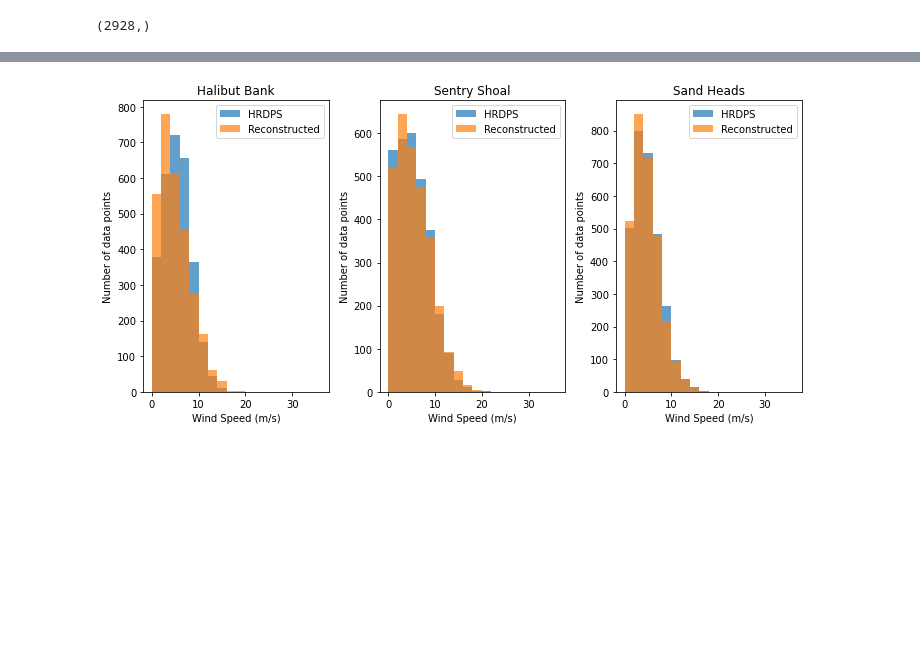
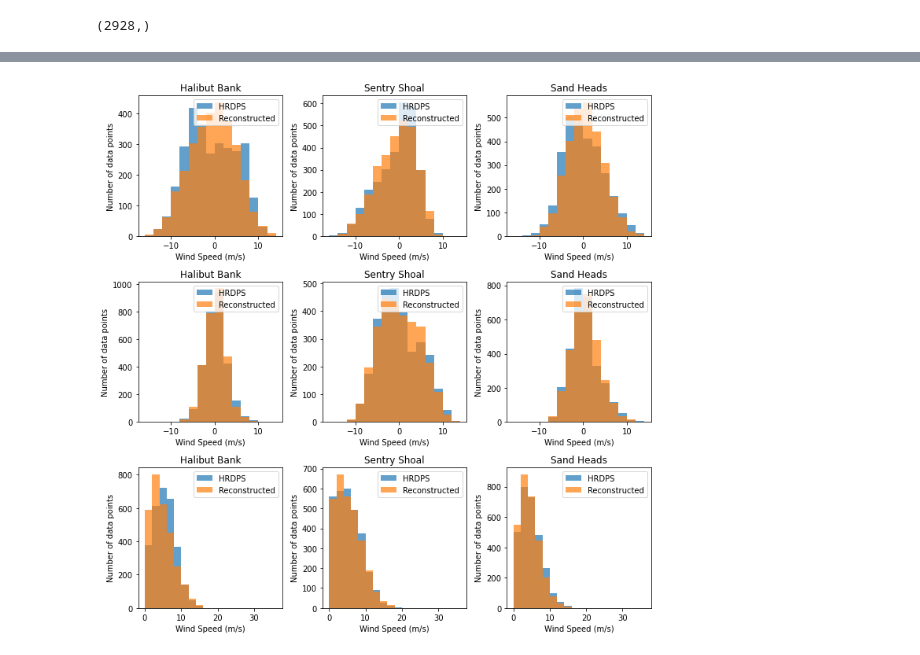
Before and after one commit to UBC-MOAD/analysis-armaan, a Jupyter notebook: notebooks/generalPredictions3.ipynb, the cells around one changed output, grey strips where cells are left out. Saved outputs shown, nothing was run; the diff lists cells and outputs as text; code cells hidden in the pictures; blank space fills up the shorter version.

```diff
--- a/notebooks/generalPredictions3.ipynb
+++ b/notebooks/generalPredictions3.ipynb
@@ -256,8 +260,8 @@ def getEnergyCoefs(eigs, old_eigs):
 ## Importing data for downscaling
 # %%
 ##supposed to be 2008 canrcm data
-p1 = '/home/arandhawa/canrcm_2008_uas.nc'
-p2 = '/home/arandhawa/canrcm_2008_vas.nc'
+p1 = '/home/arandhawa/canrcm_uas_2008.nc'
+p2 = '/home/arandhawa/canrcm_vas_2008.nc'
 
 d1 = xr.open_dataset(p1)
 d2 = xr.open_dataset(p2)
@@ -297,7 +301,7 @@ def projectData(data_mat, new_PCs, n):
 # %% [markdown]
 ## Overall Function
 # %%
-def reconstruct(downscale_mat, mean, can_PCs, can_me, hr_PCs, hr_me, n, r, method = 'LS', EB = 'False'):
+def reconstruct(downscale_mat, mean, can_PCs, can_me, hr_PCs, hr_me, n, r, method = 'LS', EB = 'false'):
 
     coefs = getCoefs(can_me, n + 1, hr_me, r + 1, type = method)
     proj = np.concatenate((mean.reshape(1, -1), projectData(downscale_mat - mean, can_PCs, n)), axis = 0)
@@ -368,7 +372,7 @@ print(HB_u.shape)
 # %% [output]
 (2928,)
 # %%
-u_data_rec, v_data_rec = reconstruct(can08_mat, mean_2008, can07_PCs, can07_me, hr07_PCs, hr07_me, 65, 65, method = 'LS', EB = 'False')
+u_data_rec, v_data_rec = reconstruct(can08_mat, mean_2008, can07_PCs, can07_me, hr07_PCs, hr07_me, 65, 65, method = 'LS', EB = 'false')
 # %%
-u_data_rec *= 1.3
-v_data_rec *= 1.3
+u_data_rec *= 1.25
+v_data_rec *= 1.25
@@ -465,28 +530,70 @@ Average RMSE u and v winds: 3.2601239692297437
 # %%
 nums = np.arange(0, 37, 2)
+nums2 = np.arange(-16, 16, 2)
+fig, ax = plt.subplots(3, 3, figsize=(10, 10))
 
-fig, ax = plt.subplots(1, 3, figsize=(10, 5))
+ax[0, 0].set_title("Halibut Bank")
+ax[0, 0].hist(HB_u, bins = nums2, label = "HRDPS", alpha = 0.7)
+ax[0, 0].hist(u_data_rec[:,142,139], bins = nums2, label = "Reconstructed", alpha = 0.7)
+ax[0, 0].set_xlabel("Wind Speed (m/s)")
+ax[0, 0].set_ylabel("Number of data points")
+ax[0, 0].legend()
 
-ax[0].set_title("Halibut Bank")
-ax[0].hist(np.sqrt(HB_u**2 + HB_v**2), bins = nums, label = "HRDPS", alpha = 0.7)
-ax[0].hist(np.sqrt(u_data_rec[:,142,139]**2 + v_data_rec[:,142,139]**2), bins = nums, label = "Reconstructed", alpha = 0.7)
-ax[0].set_xlabel("Wind Speed (m/s)")
-ax[0].set_ylabel("Number of data points")
-ax[0].legend()
+ax[0, 1].set_title("Sentry Shoal")
+ax[0, 1].hist(SS_u, bins = nums2, label = "HRDPS", alpha = 0.7)
+ax[0, 1].hist(u_data_rec[:,174,107], bins = nums2, label = "Reconstructed", alpha = 0.7)
+ax[0, 1].set_xlabel("Wind Speed (m/s)")
+ax[0, 1].set_ylabel("Number of data points")
+ax[0, 1].legend()
 
-ax[1].set_title("Sentry Shoal")
-ax[1].hist(np.sqrt(SS_u**2 + SS_v**2), bins = nums, label = "HRDPS", alpha = 0.7)
-ax[1].hist(np.sqrt(u_data_rec[:,174,107]**2 + v_data_rec[:,174,107]**2), bins = nums, label = "Reconstructed", alpha = 0.7)
-ax[1].set_xlabel("Wind Speed (m/s)")
-ax[1].set_ylabel("Number of data points")
-ax[1].legend()
+ax[0, 2].set_title("Sand Heads")
+ax[0, 2].hist(SH_u, bins = nums2,  label = "HRDPS", alpha = 0.7)
+ax[0, 2].hist(u_data_rec[:,129,149], bins = nums2, label = "Reconstructed", alpha = 0.7)
+ax[0, 2].set_xlabel("Wind Speed (m/s)")
+ax[0, 2].set_ylabel("Number of data points")
+ax[0, 2].legend()
 
-ax[2].set_title("Sand Heads")
-ax[2].hist(np.sqrt(SH_u**2 + SH_v**2) , bins = nums,  label = "HRDPS", alpha = 0.7)
-ax[2].hist(np.sqrt(u_data_rec[:,129,149]**2 + v_data_rec[:,129,149]**2) , bins = nums, label = "Reconstructed", alpha = 0.7)
-ax[2].set_xlabel("Wind Speed (m/s)")
-ax[2].set_ylabel("Number of data points")
-ax[2].legend()
+ax[1, 0].set_title("Halibut Bank")
+ax[1, 0].hist(HB_v, bins = nums2, label = "HRDPS", alpha = 0.7)
+ax[1, 0].hist(v_data_rec[:,142,139], bins = nums2, label = "Reconstructed", alpha = 0.7)
+ax[1, 0].set_xlabel("Wind Speed (m/s)")
+ax[1, 0].set_ylabel("Number of data points")
+ax[1, 0].legend()
+
+ax[1, 1].set_title("Sentry Shoal")
+ax[1, 1].hist(SS_v, bins = nums2, label = "HRDPS", alpha = 0.7)
+ax[1, 1].hist(v_data_rec[:,174,107], bins = nums2, label = "Reconstructed", alpha = 0.7)
+ax[1, 1].set_xlabel("Wind Speed (m/s)")
+ax[1, 1].set_ylabel("Number of data points")
+ax[1, 1].legend()
+
+ax[1, 2].set_title("Sand Heads")
+ax[1, 2].hist(SH_v, bins = nums2,  label = "HRDPS", alpha = 0.7)
+ax[1, 2].hist(v_data_rec[:,129,149], bins = nums2, label = "Reconstructed", alpha = 0.7)
+ax[1, 2].set_xlabel("Wind Speed (m/s)")
+ax[1, 2].set_ylabel("Number of data points")
+ax[1, 2].legend()
+
+ax[2, 0].set_title("Halibut Bank")
+ax[2, 0].hist(np.sqrt(HB_u**2 + HB_v**2), bins = nums, label = "HRDPS", alpha = 0.7)
+ax[2, 0].hist(np.sqrt(u_data_rec[:,142,139]**2 + v_data_rec[:,142,139]**2), bins = nums, label = "Reconstructed", alpha = 0.7)
+ax[2, 0].set_xlabel("Wind Speed (m/s)")
+ax[2, 0].set_ylabel("Number of data points")
+ax[2, 0].legend()
+
+ax[2, 1].set_title("Sentry Shoal")
+ax[2, 1].hist(np.sqrt(SS_u**2 + SS_v**2), bins = nums, label = "HRDPS", alpha = 0.7)
+ax[2, 1].hist(np.sqrt(u_data_rec[:,174,107]**2 + v_data_rec[:,174,107]**2), bins = nums, label = "Reconstructed", alpha = 0.7)
+ax[2, 1].set_xlabel("Wind Speed (m/s)")
+ax[2, 1].set_ylabel("Number of data points")
+ax[2, 1].legend()
+
+ax[2, 2].set_title("Sand Heads")
+ax[2, 2].hist(np.sqrt(SH_u**2 + SH_v**2) , bins = nums,  label = "HRDPS", alpha = 0.7)
+ax[2, 2].hist(np.sqrt(u_data_rec[:,129,149]**2 + v_data_rec[:,129,149]**2) , bins = nums, label = "Reconstructed", alpha = 0.7)
+ax[2, 2].set_xlabel("Wind Speed (m/s)")
+ax[2, 2].set_ylabel("Number of data points")
+ax[2, 2].legend()
 
 plt.tight_layout()
 print("Total energy (sum of v^2)")
@@ -509,4 +616,4 @@ Energy ratio: 1.0115119064416216
-[figure, old version]
+[figure, new version]
 # %%
 a1 = np.histogram(np.sqrt(HB_u**2 + HB_v**2), bins = nums)
 b1 = np.histogram(np.sqrt(u_data_rec[:,142,139]**2 + v_data_rec[:,142,139]**2), bins = nums)
```
Also changed, not shown: parts of 12 cells of this notebook, 13 other files.
